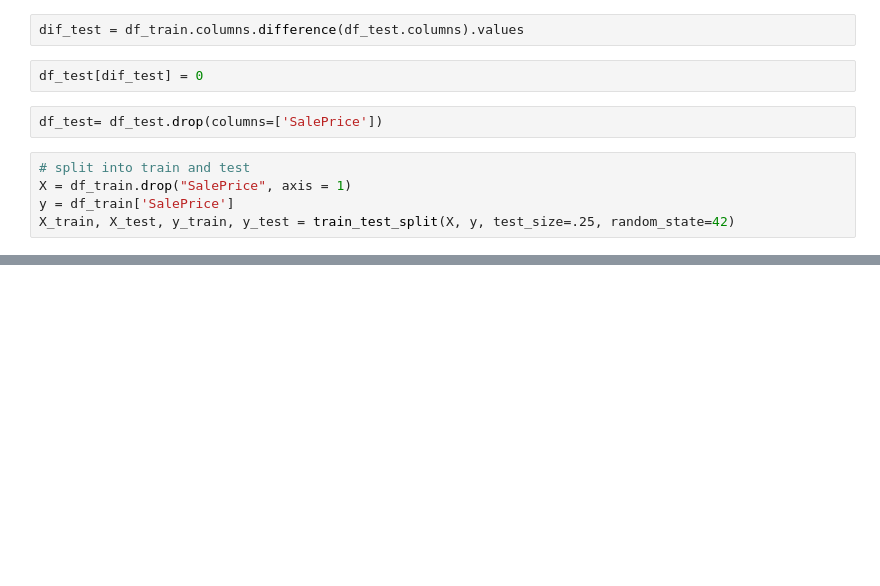
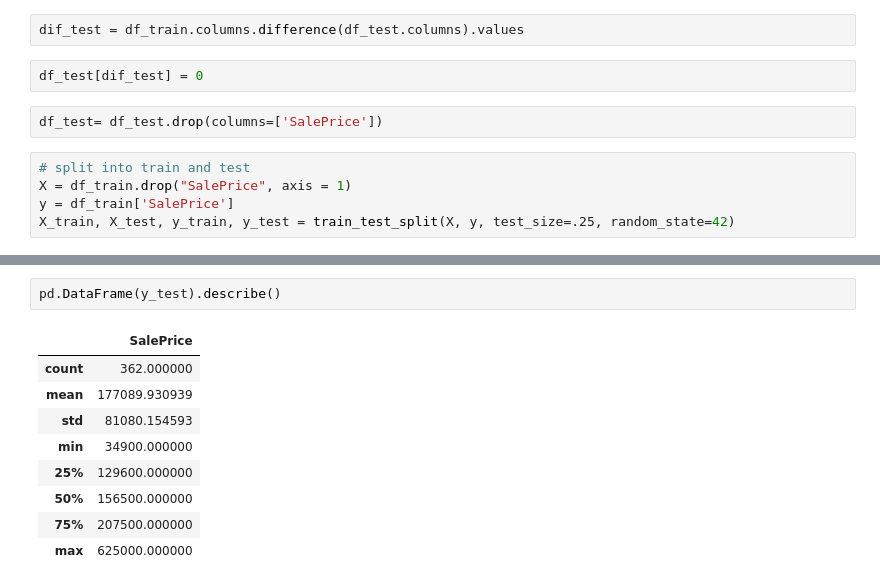
Before and after one commit to HopeFrost/House_price_prediction, a Jupyter notebook: houses_features_model_dropoutliers_noscaler.ipynb, the cells around one changed output, grey strips where cells are left out. Drawn from its saved outputs; the diff is of its cells as text; blank space fills up the shorter version.

```diff
--- a/houses_features_model_dropoutliers_noscaler.ipynb
+++ b/houses_features_model_dropoutliers_noscaler.ipynb
@@ -140,0 +242,12 @@ RMSE: 26067.975365271952
+# %%
+pd.DataFrame(y_test).describe()
+# %% [output]
+|  | SalePrice |
+| count | 362.000000 |
+| mean | 177089.930939 |
+| std | 81080.154593 |
+| min | 34900.000000 |
+| 25% | 129600.000000 |
+| 50% | 156500.000000 |
+| 75% | 207500.000000 |
+| max | 625000.000000 |
```
Also changed, not shown: parts of 33 cells of this notebook, 9 other files.
